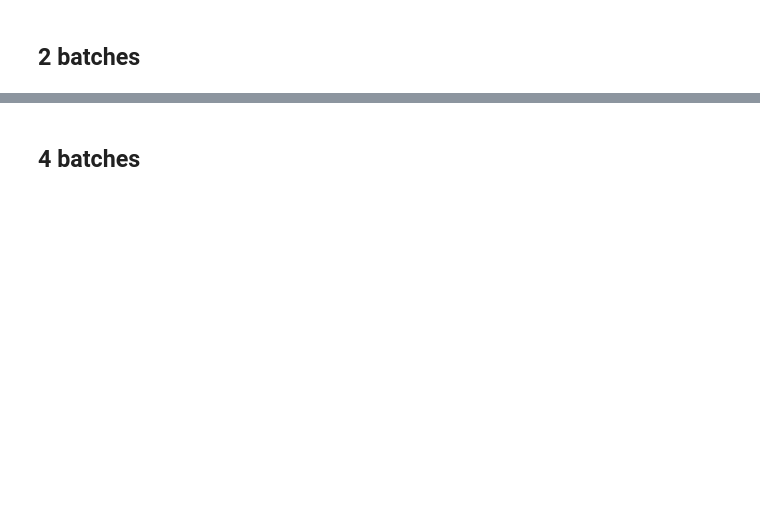
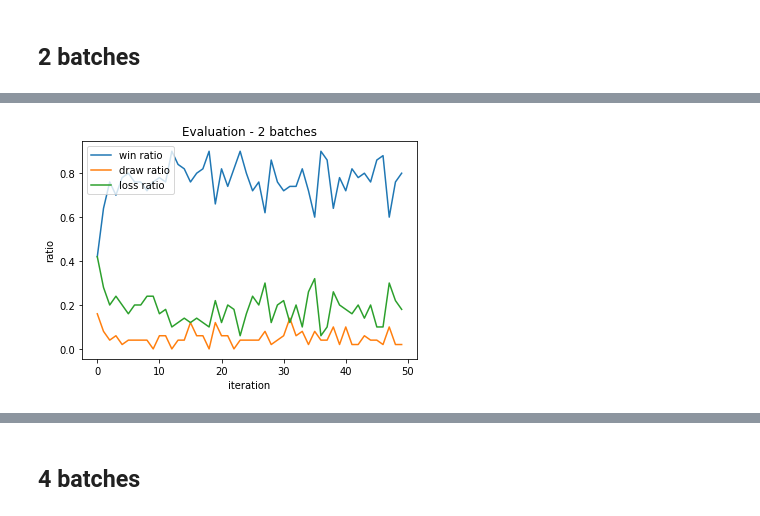
Before and after one commit to y4nnic/AlphaZero_for_small_board_games, a Jupyter notebook: experiment_batches.ipynb, the cells around one changed output, grey strips where cells are left out. Saved outputs shown, nothing was run; the diff lists cells and outputs as text; code cells hidden in the pictures; blank space fills up the shorter version.

```diff
--- a/experiment_batches.ipynb
+++ b/experiment_batches.ipynb
@@ -91,4 +141,4 @@ NEURAL_NETWORKS = {
 # %%
 test_pipeline = Pipeline("tictactoe_2_batches", "TicTacToe")
 # %%
-test_pipeline.run(50)
+wins_2, draws_2 = test_pipeline.run(50)
@@ -94,0 +163,21 @@ test_pipeline.run(50)
+# %%
+fig = plt.figure()
+
+plt.title("Evaluation - 2 batches")
+
+plt.xlabel("iteration")
+plt.ylabel("ratio")
+
+x = np.arange(50)
+losses_2 = np.ones(50) - wins_2 - draws_2
+# no_loss = np.zeros(50) + wins +draws
+
+plt.plot(x, wins_2, label="win ratio")
+plt.plot(x, draws_2, label="draw ratio")
+#plt.plot(x, no_loss, label="no loss ratio")
+plt.plot(x, losses_2, label="loss ratio")
+
+plt.legend(loc=2)
+plt.show()
+# %% [output]
+[figure, added]
```
Also changed, not shown: parts of 17 cells of this notebook.
